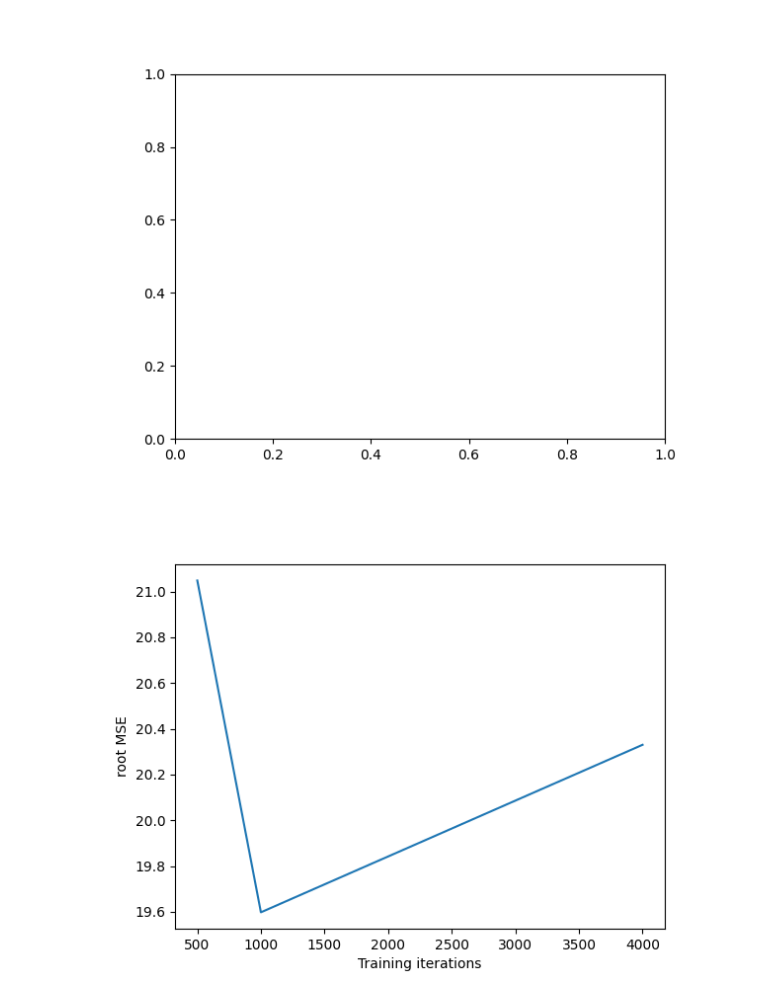
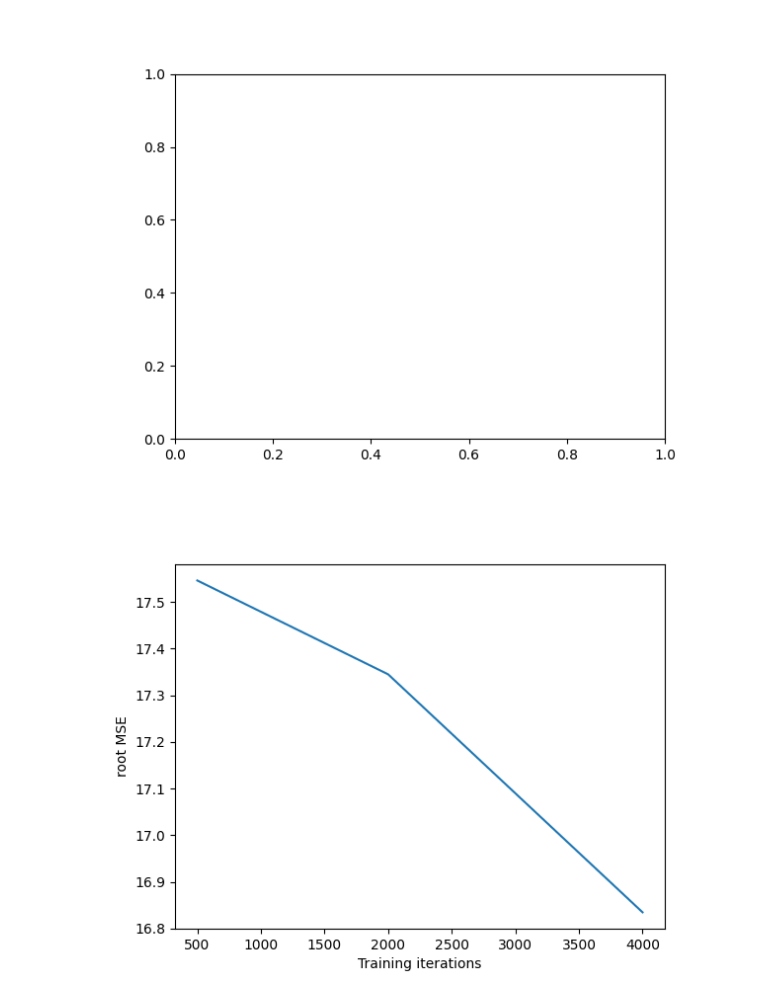
Before and after one commit to tomhagley6/czebra, a Jupyter notebook: figures/RMSE.ipynb, the cells around one changed output. Saved outputs shown, nothing was run; the diff lists cells and outputs as text; code cells hidden in the pictures.

```diff
--- a/figures/RMSE.ipynb
+++ b/figures/RMSE.ipynb
@@ -44,19 +44,20 @@ ValueError: x and y must have same first dimension, but have shapes (20,) and (3
 # %%
 ## plot data ##
 
-#dfof 1e-06 predict-on-train
-x = [500, 1000, 2000]
-values = [15.575,14.236, 14.171]
+#deconv 1e-06 predict-on-train
+x = [500, 2000, 4000]
+values = [17.546, 17.345, 16.835]
+
 
 
 # plot
 fig, ax = plt.subplots()
 ax.plot(x, values)
 plt.xlabel('Training iterations')
 plt.ylabel('root MSE')
 plt.show()
 # %% [output]
-[figure, old version]
+[figure, new version]
 # %%
 #dfof 1e-04
 x = [500, 1000, 2000]
```
Also changed, not shown: parts of 1 cell of this notebook, 48 other files.
